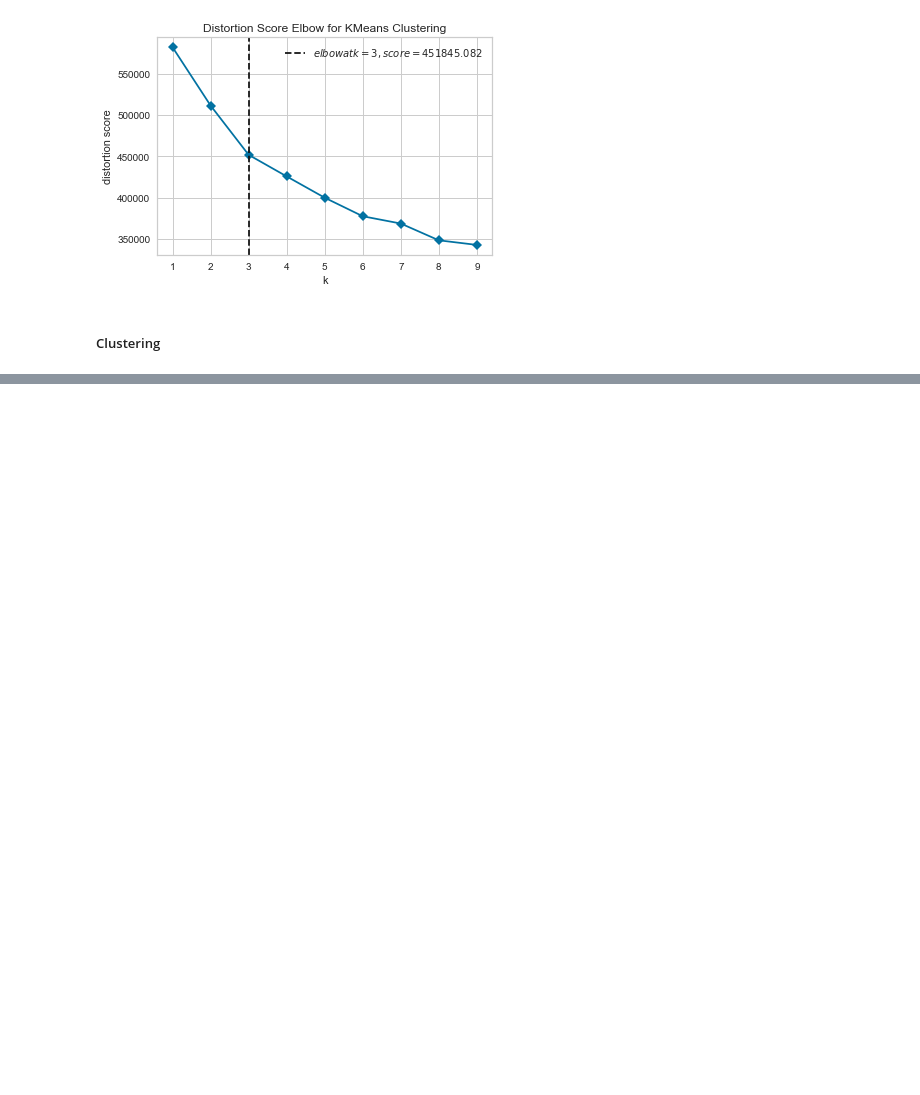
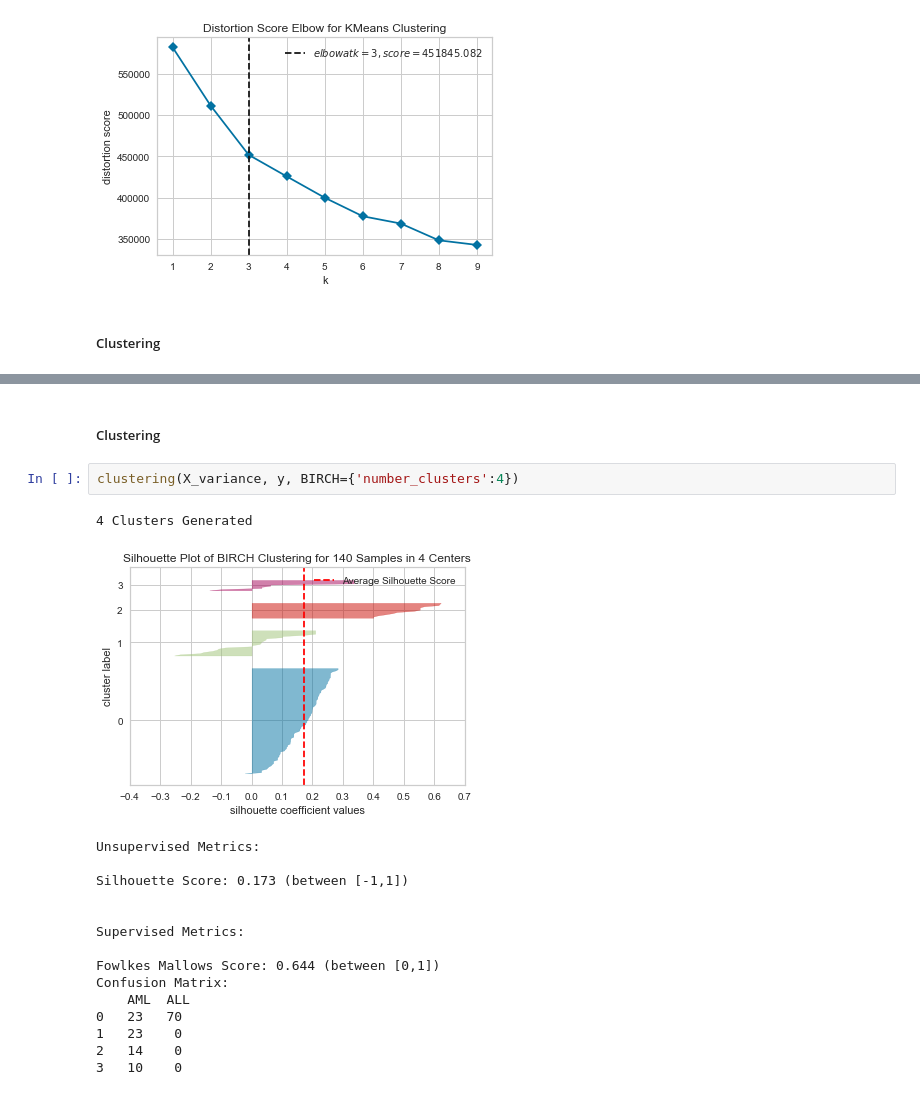
Before and after one commit to PedroCotovio/PD_2_Clustering, a Jupyter notebook: PD_201920_Project2.ipynb, the cells around one changed output, grey strips where cells are left out. Drawn from its saved outputs; the diff is of its cells as text; blank space fills up the shorter version.

```diff
--- a/PD_201920_Project2.ipynb
+++ b/PD_201920_Project2.ipynb
@@ -423,0 +397,21 @@ https://github.com/padilha/biclustlib
+# %% [markdown]
+##### Clustering
+# %%
+clustering(X_variance, y, BIRCH={'number_clusters':4})
+# %% [output]
+4 Clusters Generated
+[figure, added]
+Unsupervised Metrics:
+
+Silhouette Score: 0.173 (between [-1,1])
+
+
+Supervised Metrics:
+
+Fowlkes Mallows Score: 0.644 (between [0,1])
+Confusion Matrix:
+    AML  ALL
+0   23   70
+1   23    0
+2   14    0
+3   10    0
```
Also changed, not shown: parts of 52 cells of this notebook, 5 other files.
